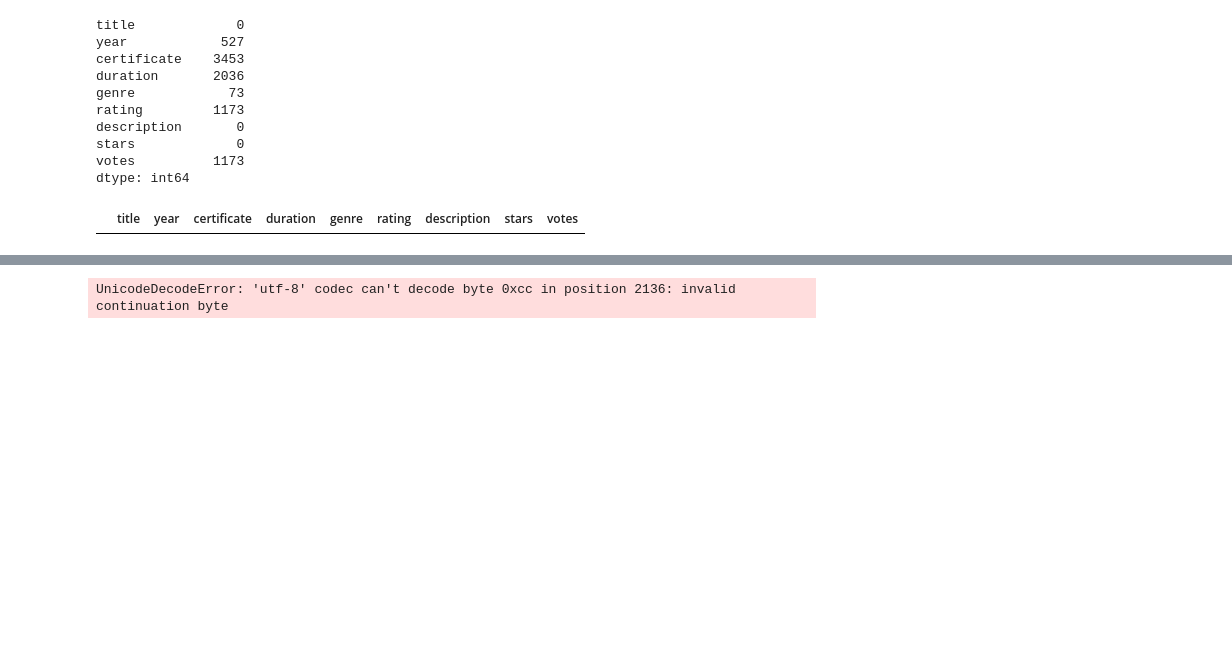
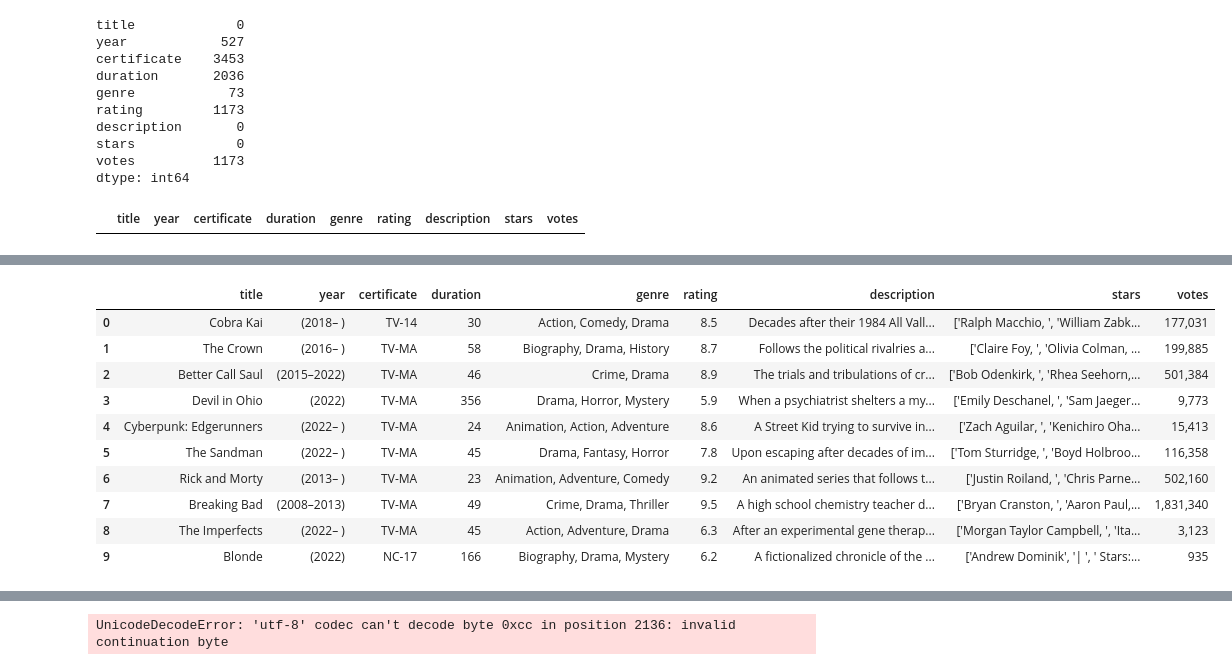
Before and after one commit to r41ss4/rennes_ba, a Jupyter notebook: cleaning.ipynb, the cells around one changed output, grey strips where cells are left out. Saved outputs shown, nothing was run; the diff lists cells and outputs as text; code cells hidden in the pictures; blank space fills up the shorter version.

Commit message:
Completed cleaning.ipynb added cleaning dataset 1 and 2

```diff
--- a/cleaning.ipynb
+++ b/cleaning.ipynb
@@ -96,5 +98,5 @@ datan1_dup
 # %% [output]
 |  | title | year | certificate | duration | genre | rating | description | stars | votes |
 # %%
-# Delete duplicate rows, keeping the first occurrence
-clean_datan1 = clean_datan1.drop_duplicates()
+# Review the data and how many rows have missing information in each columns
+clean_datan1.isna().sum()
@@ -100,0 +125,17 @@ clean_datan1 = clean_datan1.drop_duplicates()
+# %%
+# Eliminate ' min' in all rows of duration
+clean_datan1['duration'] = clean_datan1['duration'].str.replace(' min', '')
+# Review changes
+clean_datan1.head(10)
+# %% [output]
+|  | title | year | certificate | duration | genre | rating | description | stars | votes |
+| 0 | Cobra Kai | (2018– ) | TV-14 | 30 | Action, Comedy, Drama | 8.5 | Decades after their 1984 All Vall... | ['Ralph Macchio, ', 'William Zabk... | 177,031 |
+| 1 | The Crown | (2016– ) | TV-MA | 58 | Biography, Drama, History | 8.7 | Follows the political rivalries a... | ['Claire Foy, ', 'Olivia Colman, ... | 199,885 |
+| 2 | Better Call Saul | (2015–2022) | TV-MA | 46 | Crime, Drama | 8.9 | The trials and tribulations of cr... | ['Bob Odenkirk, ', 'Rhea Seehorn,... | 501,384 |
+| 3 | Devil in Ohio | (2022) | TV-MA | 356 | Drama, Horror, Mystery | 5.9 | When a psychiatrist shelters a my... | ['Emily Deschanel, ', 'Sam Jaeger... | 9,773 |
+| 4 | Cyberpunk: Edgerunners | (2022– ) | TV-MA | 24 | Animation, Action, Adventure | 8.6 | A Street Kid trying to survive in... | ['Zach Aguilar, ', 'Kenichiro Oha... | 15,413 |
+| 5 | The Sandman | (2022– ) | TV-MA | 45 | Drama, Fantasy, Horror | 7.8 | Upon escaping after decades of im... | ['Tom Sturridge, ', 'Boyd Holbroo... | 116,358 |
+| 6 | Rick and Morty | (2013– ) | TV-MA | 23 | Animation, Adventure, Comedy | 9.2 | An animated series that follows t... | ['Justin Roiland, ', 'Chris Parne... | 502,160 |
+| 7 | Breaking Bad | (2008–2013) | TV-MA | 49 | Crime, Drama, Thriller | 9.5 | A high school chemistry teacher d... | ['Bryan Cranston, ', 'Aaron Paul,... | 1,831,340 |
+| 8 | The Imperfects | (2022– ) | TV-MA | 45 | Action, Adventure, Drama | 6.3 | After an experimental gene therap... | ['Morgan Taylor Campbell, ', 'Ita... | 3,123 |
+| 9 | Blonde | (2022) | NC-17 | 166 | Biography, Drama, Mystery | 6.2 | A fictionalized chronicle of the ... | ['Andrew Dominik', '| ', ' Stars:... | 935 |
```
Also changed, not shown: parts of 33 cells of this notebook, 2 other files.
